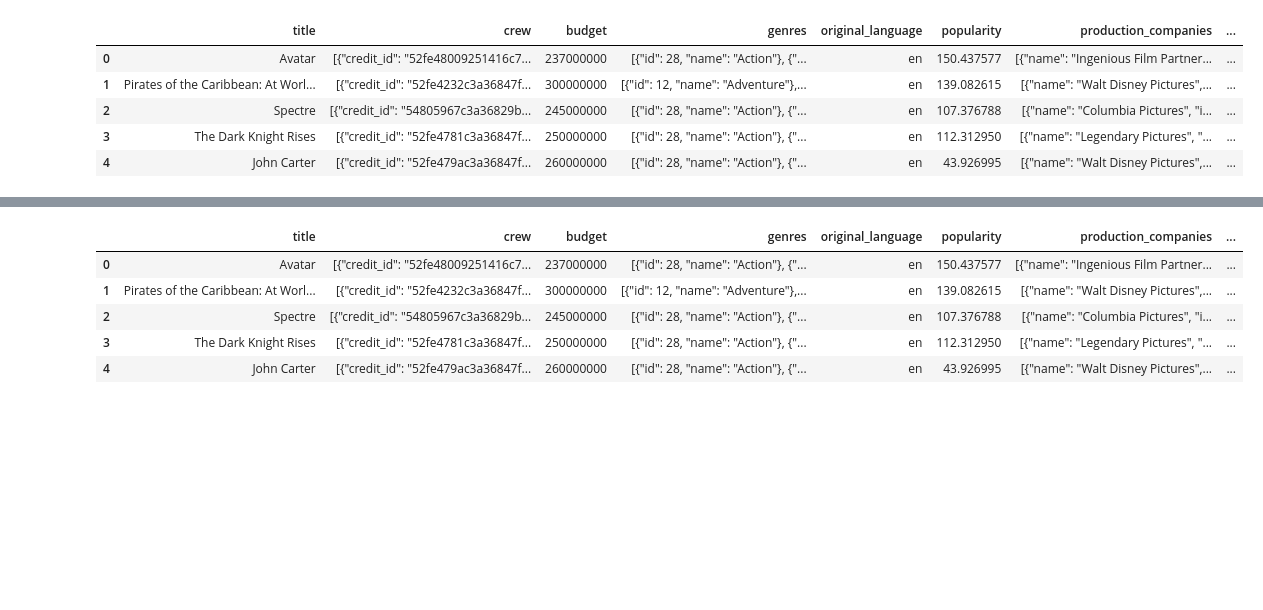
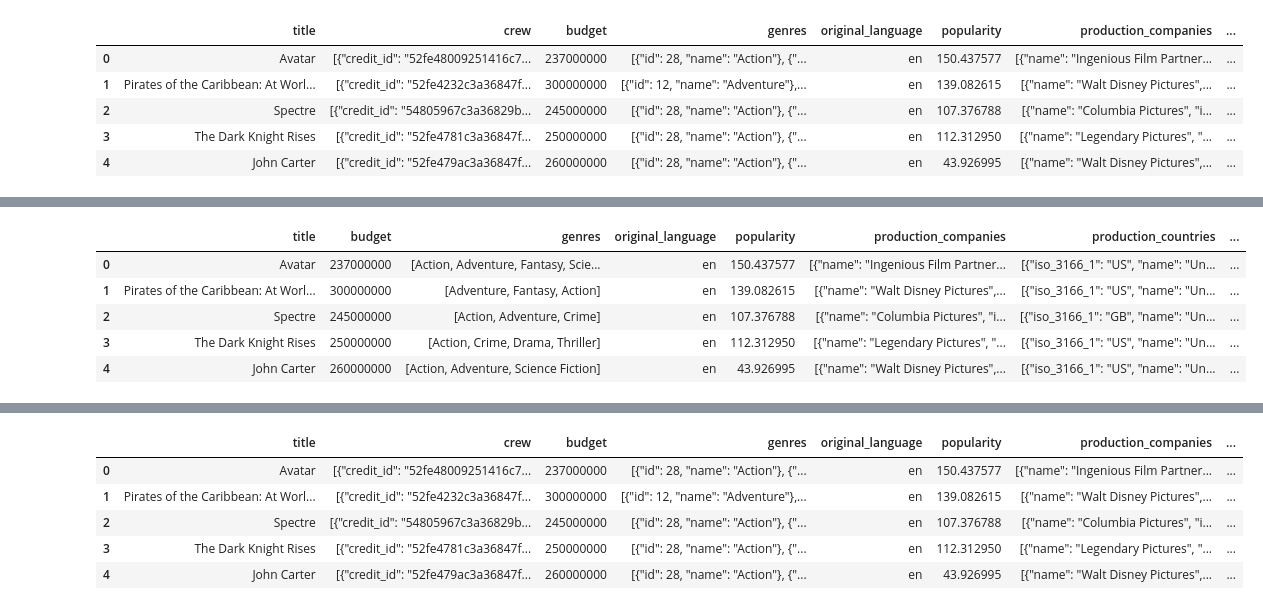
Before and after one commit to caofanny/TMDB-Movie-Analysis, a Jupyter notebook: movies-analysis.ipynb, the cells around one changed output, grey strips where cells are left out. Drawn from its saved outputs; the diff is of its cells as text; code cells hidden in the pictures; blank space fills up the shorter version.

```diff
--- a/movies-analysis.ipynb
+++ b/movies-analysis.ipynb
@@ -39,0 +50,17 @@ Error at row 28: Unterminated string starting at: line 1 column 32749 (char 3274
+# %%
+def get_genres(genre_entry):
+    genre_list = []
+    for genre_dict in genre_entry:
+        genre_list.append(genre_dict.get('name'))
+    return genre_list
+
+movies_credits['genres'] = convert_list(movies_credits['genres'])
+movies_credits['genres'] = movies_credits['genres'].apply(get_genres)
+movies_credits.head()
+# %% [output]
+|  | title | budget | genres | original_language | popularity | production_companies | production_countries | ... |
+| 0 | Avatar | 237000000 | [Action, Adventure, Fantasy, Scie... | en | 150.437577 | [{"name": "Ingenious Film Partner... | [{"iso_3166_1": "US", "name": "Un... | ... |
+| 1 | Pirates of the Caribbean: At Worl... | 300000000 | [Adventure, Fantasy, Action] | en | 139.082615 | [{"name": "Walt Disney Pictures",... | [{"iso_3166_1": "US", "name": "Un... | ... |
+| 2 | Spectre | 245000000 | [Action, Adventure, Crime] | en | 107.376788 | [{"name": "Columbia Pictures", "i... | [{"iso_3166_1": "GB", "name": "Un... | ... |
+| 3 | The Dark Knight Rises | 250000000 | [Action, Crime, Drama, Thriller] | en | 112.312950 | [{"name": "Legendary Pictures", "... | [{"iso_3166_1": "US", "name": "Un... | ... |
+| 4 | John Carter | 260000000 | [Action, Adventure, Science Fiction] | en | 43.926995 | [{"name": "Walt Disney Pictures",... | [{"iso_3166_1": "US", "name": "Un... | ... |
```
Also changed, not shown: parts of 7 cells of this notebook, 1 other file.
